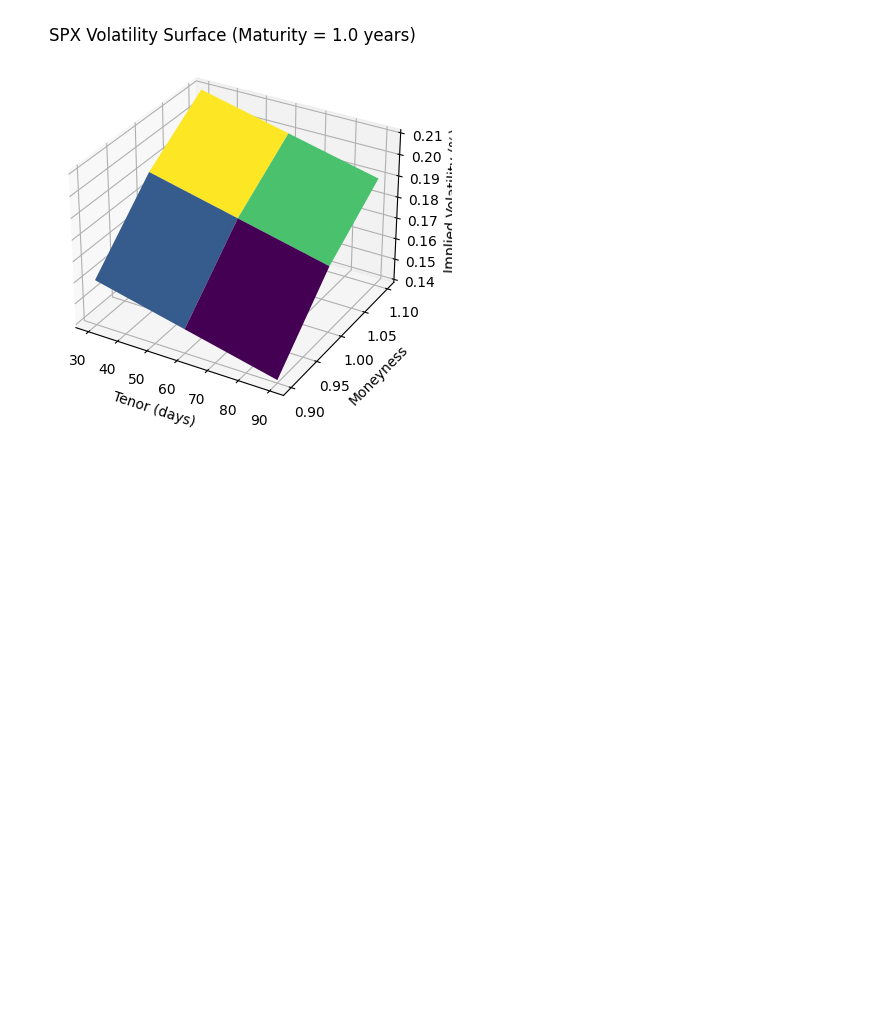
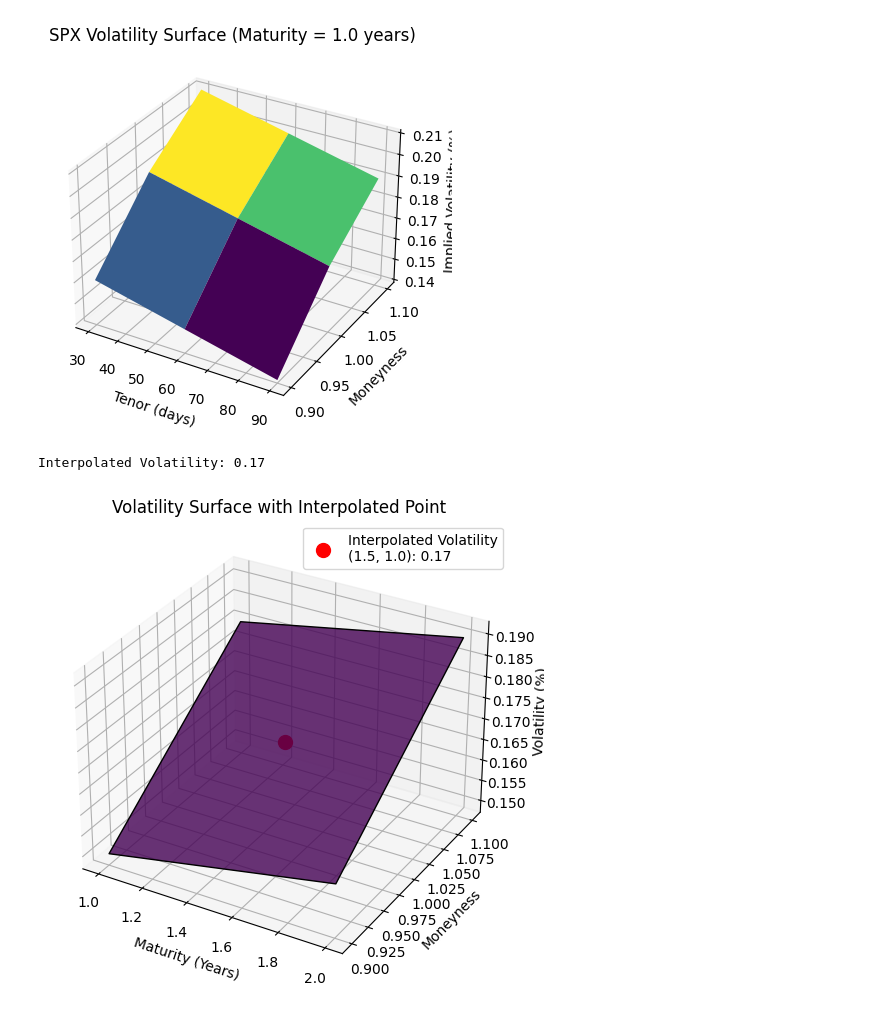
Before and after one commit to BaijuThomasAV/Sandbox, a Jupyter notebook: MR_Solution_sanbox.ipynb, the cells around one changed output. Drawn from its saved outputs; the diff is of its cells as text; code cells hidden in the pictures; blank space fills up the shorter version.

```diff
--- a/MR_Solution_sanbox.ipynb
+++ b/MR_Solution_sanbox.ipynb
@@ -191,3 +193,48 @@ plt.show()
 # %% [output]
 Estimated Implied Volatility for Maturity=1.0 years, Tenor=45 days, Moneyness=1.05: 19.50%
 [figure]
+# %%
+import numpy as np
+from scipy.interpolate import RegularGridInterpolator
+import matplotlib.pyplot as plt
+
+# Simulated volatility data (example)
+vol_surface = np.array([[0.15, 0.18], [0.16, 0.19]])  # Implied volatilities
+coords = (np.array([1, 2]), np.array([0.9, 1.1]))  # Maturities and moneyness
+
+# Step 1: Convert vol to variance
+variance_surface = vol_surface ** 2
+
+# Step 2: Interpolate in variance space
+interpolator = RegularGridInterpolator(coords, variance_surface)
+interpolated_variance = interpolator([1.5, 1.0])  # Interpolating for [maturity=1.5, moneyness=1.0]
+
+# Step 3: Convert back to volatility
+estimated_volatility = np.sqrt(interpolated_variance)
+
+# Output interpolated result (convert numpy array to scalar using .item())
+print(f"Interpolated Volatility: {estimated_volatility.item():.2f}")
+
+# Plotting the volatility surface and the interpolated point
+fig, ax = plt.subplots(subplot_kw={"projection": "3d"}, figsize=(8, 6))
+
+# Create a grid for the original volatility surface
+maturities_grid, moneyness_grid = np.meshgrid(coords[0], coords[1])
+
+# Plot the original volatility surface
+ax.plot_surface(maturities_grid, moneyness_grid, vol_surface.T, cmap='viridis', edgecolor='k', alpha=0.8)
+
+# Plot the interpolated volatility point
+ax.scatter(1.5, 1.0, estimated_volatility.item(), color='r', s=100, label=f'Interpolated Volatility\n(1.5, 1.0): {estimated_volatility.item():.2f}', zorder=5)
+
+# Labels and title
+ax.set_xlabel('Maturity (Years)')
+ax.set_ylabel('Moneyness')
+ax.set_zlabel('Volatility (%)')
+ax.set_title('Volatility Surface with Interpolated Point')
+
+plt.legend()
+plt.show()
+# %% [output]
+Interpolated Volatility: 0.17
+[figure, added]
```
Also changed, not shown: parts of 1 cell of this notebook.
